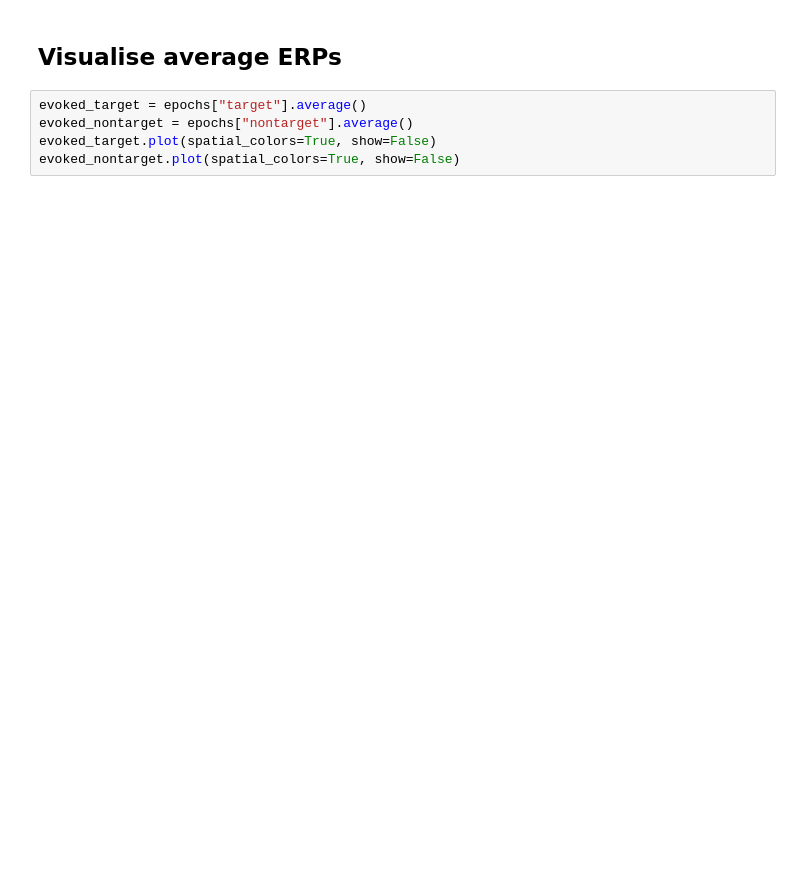
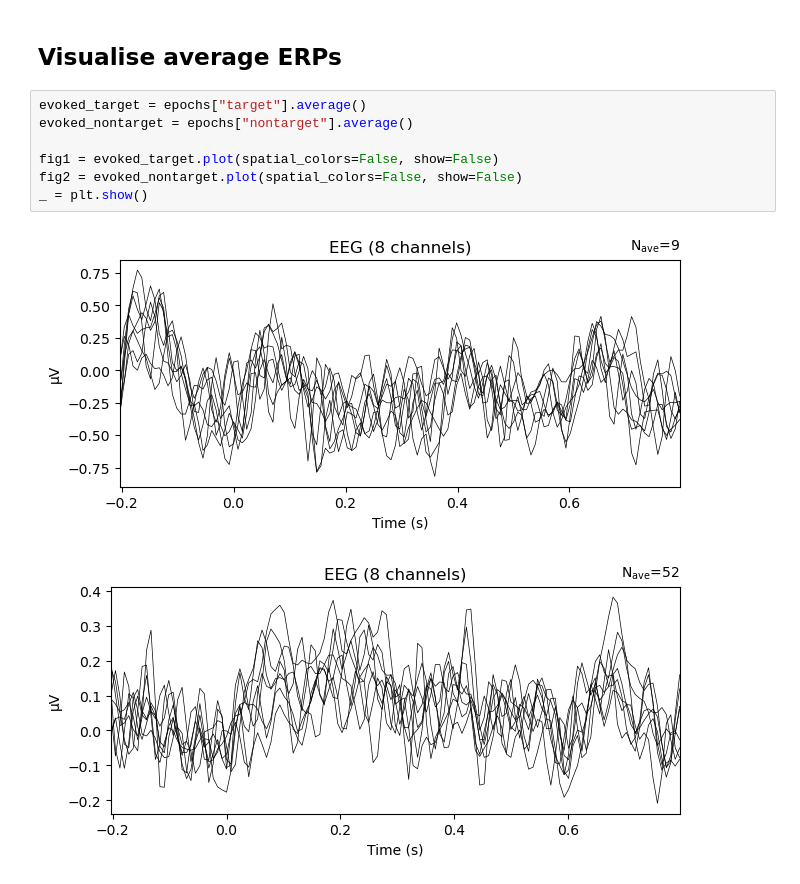
Before and after one commit to tetraminz/neuroHub, a Jupyter notebook: notebooks/p300_starter.ipynb, the cells around one changed output. Cells and saved outputs as stored; diff of their text form; blank space fills up the shorter version.

Commit message:
notebook plot output fix

```diff
--- a/notebooks/p300_starter.ipynb
+++ b/notebooks/p300_starter.ipynb
@@ -75,5 +120,10 @@ print(f"LDA mean accuracy: {scores.mean():.3f} ± {scores.std():.3f}")
 # %%
 evoked_target = epochs["target"].average()
 evoked_nontarget = epochs["nontarget"].average()
-evoked_target.plot(spatial_colors=True, show=False)
-evoked_nontarget.plot(spatial_colors=True, show=False)
+
+fig1 = evoked_target.plot(spatial_colors=False, show=False)
+fig2 = evoked_nontarget.plot(spatial_colors=False, show=False)
+_ = plt.show()
+# %% [output]
+[figure, added]
+[figure, added]
```
Also changed, not shown: parts of 5 cells of this notebook.
